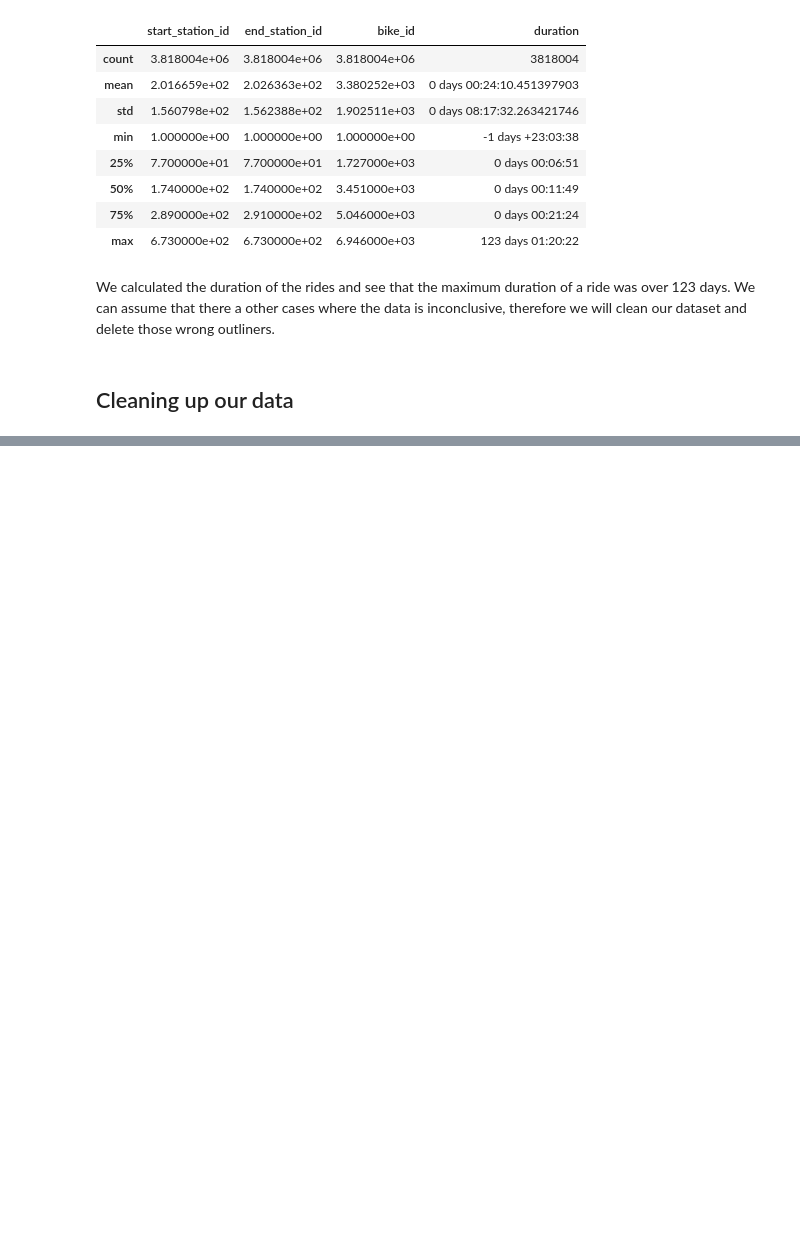
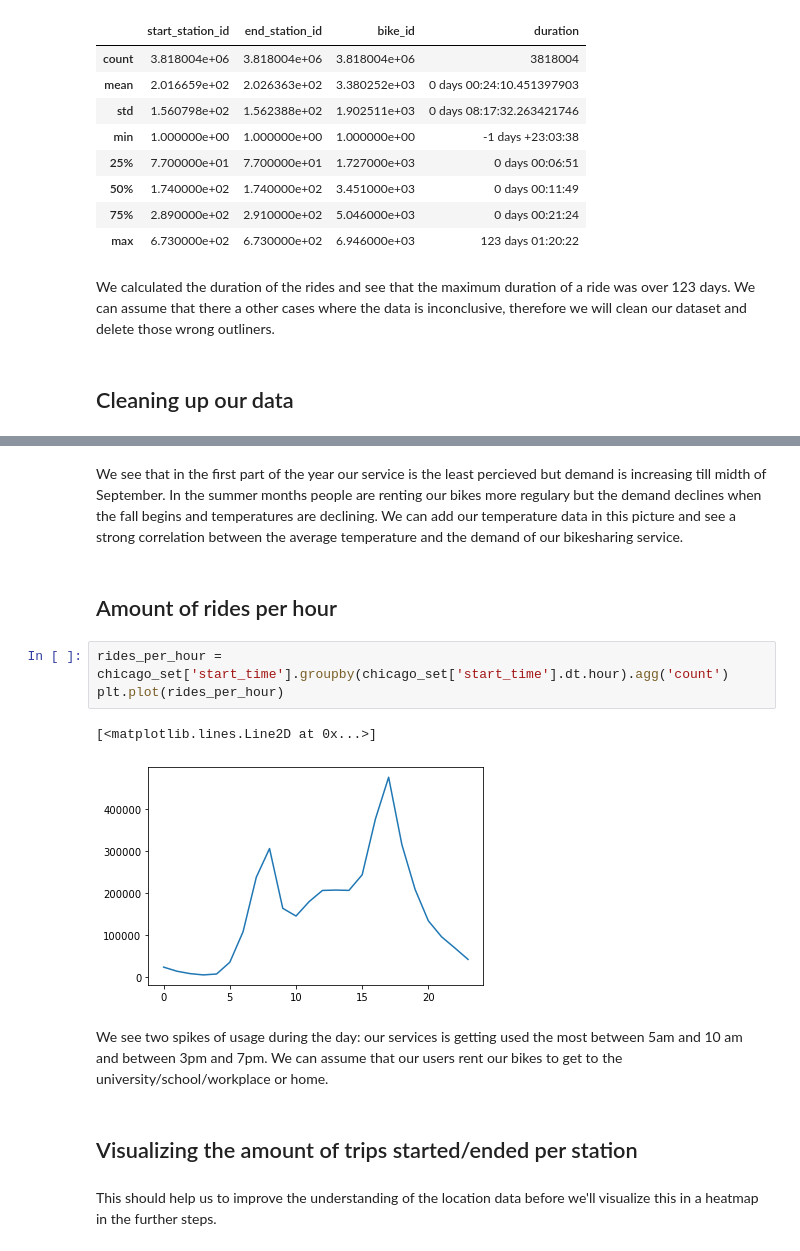
Before and after one commit to nledda/data_analysis_chicago_2019, a Jupyter notebook: Data Analysis Chicago.ipynb, the cells around one changed output, grey strips where cells are left out. Drawn from its saved outputs; the diff is of its cells as text; blank space fills up the shorter version.

```diff
--- a/Data Analysis Chicago.ipynb
+++ b/Data Analysis Chicago.ipynb
@@ -126,0 +256,16 @@ rides_per_month = {'January',
+# %% [markdown]
+We see that in the first part of the year our service is the least percieved but demand is increasing till midth of September. In the summer months people are renting our bikes more regulary but the demand declines when the fall begins and temperatures are declining. We can add our temperature data in this picture and see a strong correlation between the average temperature and the demand of our bikesharing service.
+# %% [markdown]
+## Amount of rides per hour
+# %%
+rides_per_hour = chicago_set['start_time'].groupby(chicago_set['start_time'].dt.hour).agg('count')
+plt.plot(rides_per_hour)
+# %% [output]
+[<matplotlib.lines.Line2D at 0x...>]
+[figure, added]
+# %% [markdown]
+We see two spikes of usage during the day: our services is getting used the most between 5am and 10 am and between 3pm and 7pm. We can assume that our users rent our bikes to get to the university/school/workplace or home.
+# %% [markdown]
+## Visualizing the amount of trips started/ended per station
+# %% [markdown]
+This should help us to improve the understanding of the location data before we'll visualize this in a heatmap in the further steps.
```
Also changed, not shown: parts of 35 cells of this notebook.
